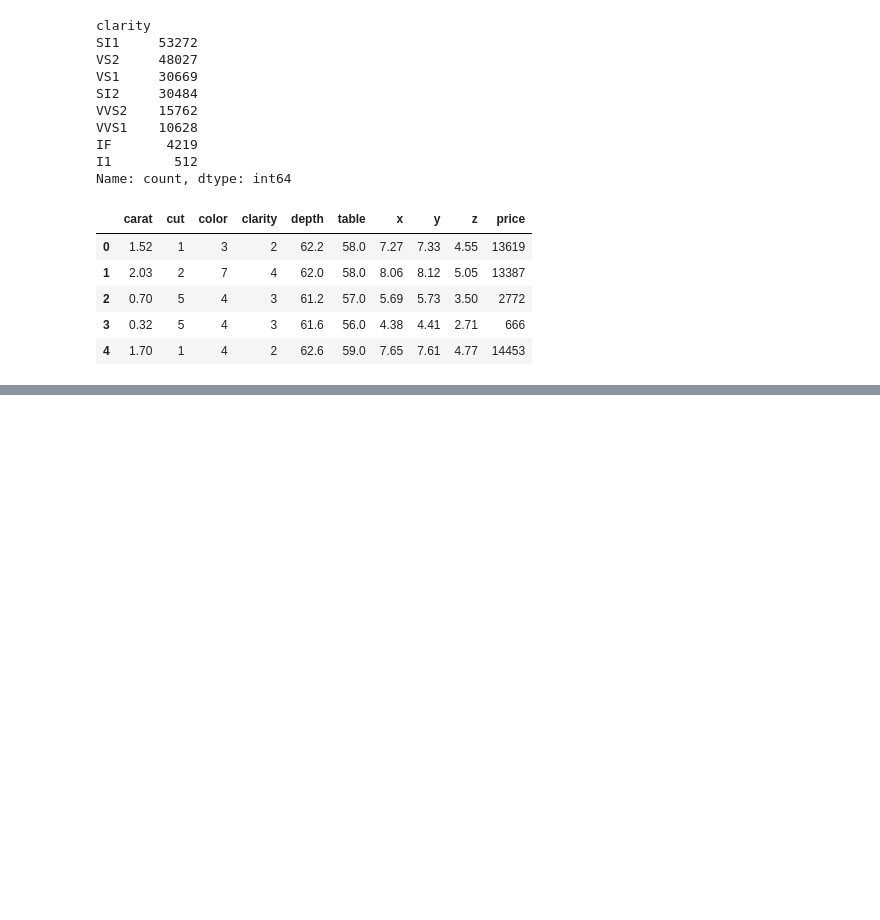
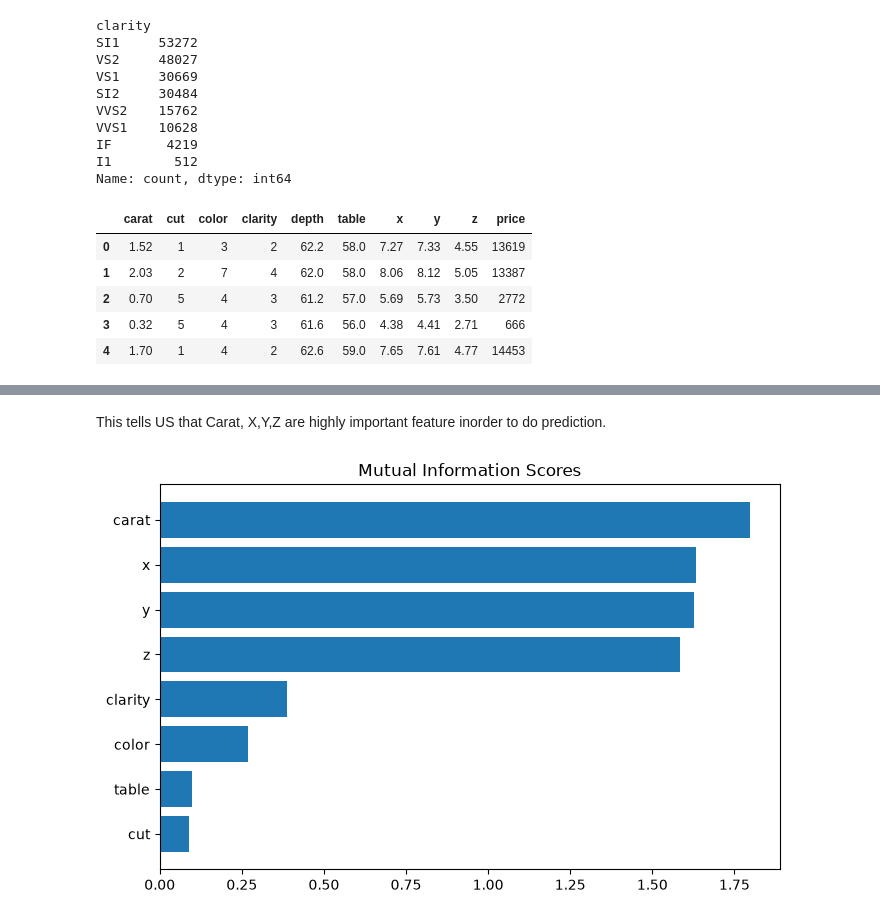
Before and after one commit to Sulac1-ui/DS_gemstone, a Jupyter notebook: Notebook/EDA.ipynb, the cells around one changed output, grey strips where cells are left out. Saved outputs shown, nothing was run; the diff lists cells and outputs as text; code cells hidden in the pictures; blank space fills up the shorter version.

```diff
--- a/Notebook/EDA.ipynb
+++ b/Notebook/EDA.ipynb
@@ -247,0 +250,14 @@ df= df.drop(columns=['Cut', 'Color', 'Clarity'])
+# %%
+X = df.drop(labels=['price'],axis=1)
+Y = df[['price']]
+# %%
+from sklearn.feature_selection import mutual_info_regression
+
+mi_score= mutual_info_regression(X, Y, n_neighbors= 10, random_state= 42)
+# %%
+mi_score= pd.Series(mi_score, name="MI Scores",index=X.columns)
+mi_score[mi_score>=0.05]
+
+mi_score = mi_score.sort_values(ascending=False)
+mi_score= mi_score[mi_score>=0.05]
+mi_score
@@ -247,0 +274,17 @@ df= df.drop(columns=['Cut', 'Color', 'Clarity'])
+# %% [markdown]
+This tells US that Carat, X,Y,Z are highly important feature inorder to do prediction.
+# %%
+def plot_mi_score(scores):
+    scores = scores.sort_values(ascending=True)
+    width = np.arange(len(scores))
+    ticks = list(scores.index)
+    plt.barh(width, scores)
+    plt.yticks(width, ticks)
+    plt.title("Mutual Information Scores")
+    plt.show()
+# %%
+# print(mi_score)
+plt.figure(dpi=100, figsize=(8, 5))
+plot_mi_score(mi_score)
+# %% [output]
+[figure, added]
```
Also changed, not shown: parts of 5 cells of this notebook, 23 other files.
